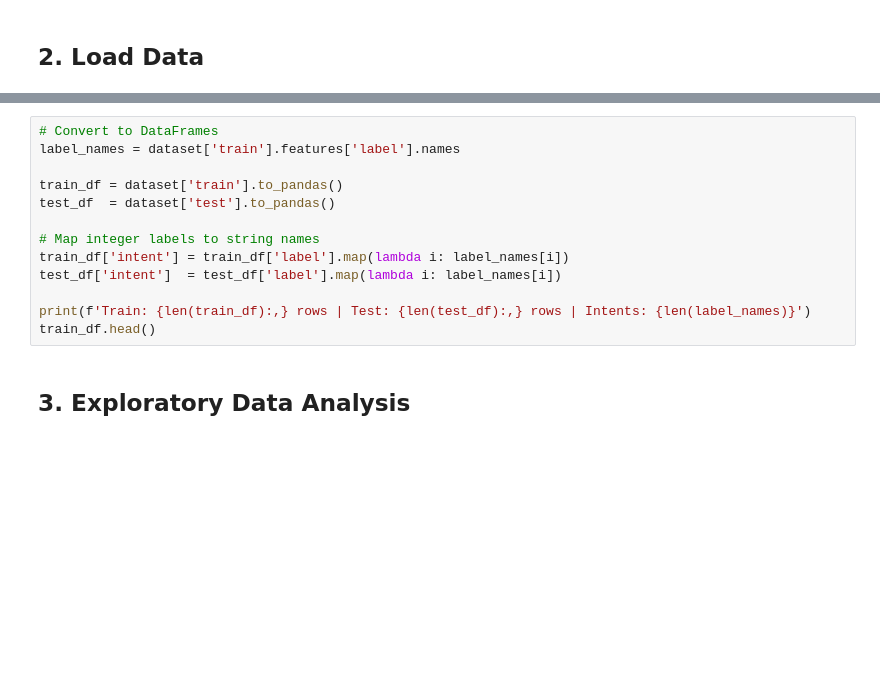
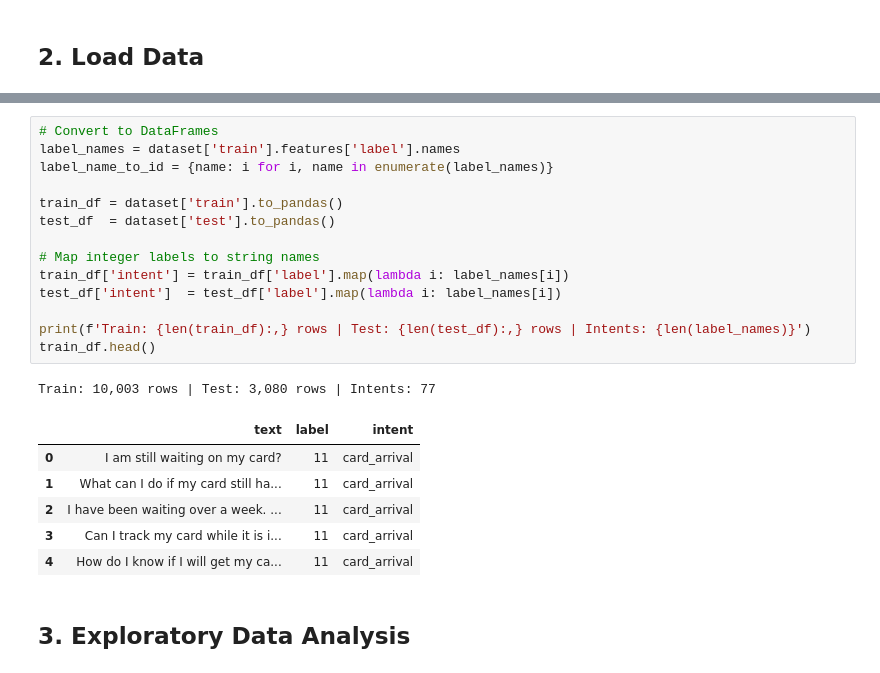
Before and after one commit to sophieporton/banking77_classification, a Jupyter notebook: banking77_classification.ipynb, the cells around one changed output, grey strips where cells are left out. Drawn from its saved outputs; the diff is of its cells as text; blank space fills up the shorter version.

```diff
--- a/banking77_classification.ipynb
+++ b/banking77_classification.ipynb
@@ -45,16 +58,25 @@ RuntimeError: Dataset scripts are no longer supported, but found banking77.py
 # %%
 # Convert to DataFrames
 label_names = dataset['train'].features['label'].names
+label_name_to_id = {name: i for i, name in enumerate(label_names)}
 
 train_df = dataset['train'].to_pandas()
 test_df  = dataset['test'].to_pandas()
 
 # Map integer labels to string names
 train_df['intent'] = train_df['label'].map(lambda i: label_names[i])
 test_df['intent']  = test_df['label'].map(lambda i: label_names[i])
 
 print(f'Train: {len(train_df):,} rows | Test: {len(test_df):,} rows | Intents: {len(label_names)}')
 train_df.head()
+# %% [output]
+Train: 10,003 rows | Test: 3,080 rows | Intents: 77
+|  | text | label | intent |
+| 0 | I am still waiting on my card? | 11 | card_arrival |
+| 1 | What can I do if my card still ha... | 11 | card_arrival |
+| 2 | I have been waiting over a week. ... | 11 | card_arrival |
+| 3 | Can I track my card while it is i... | 11 | card_arrival |
+| 4 | How do I know if I will get my ca... | 11 | card_arrival |
 # %% [markdown]
 ## 3. Exploratory Data Analysis
 # %%
```
Also changed, not shown: parts of 15 cells of this notebook.
